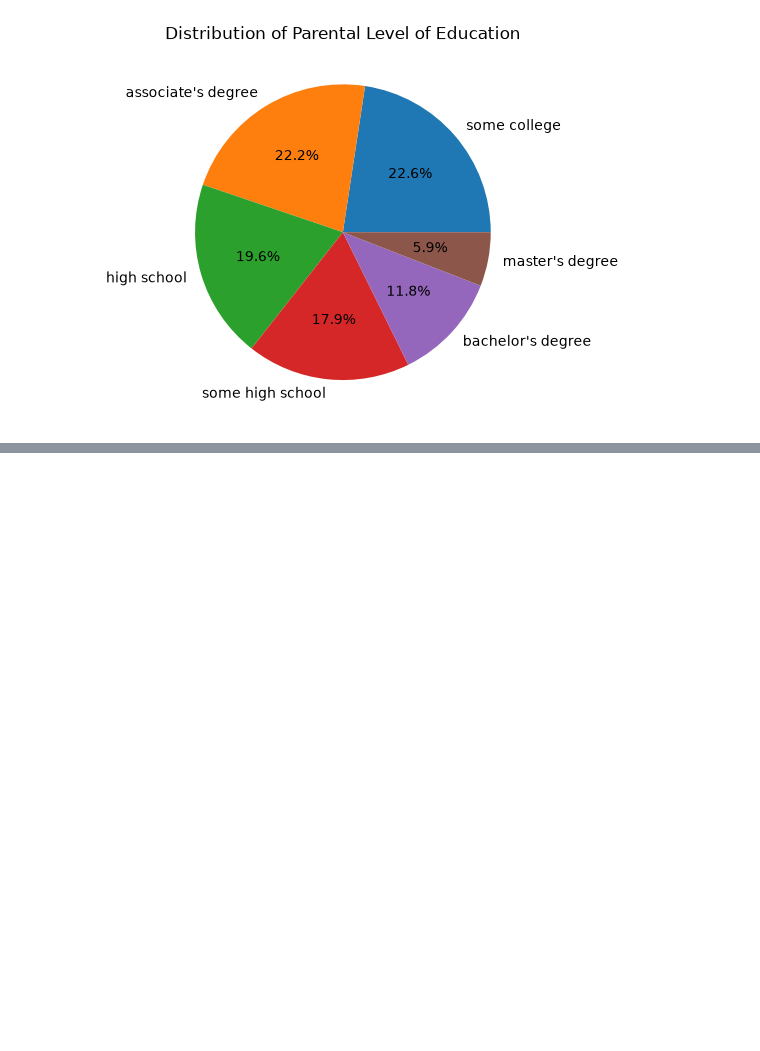
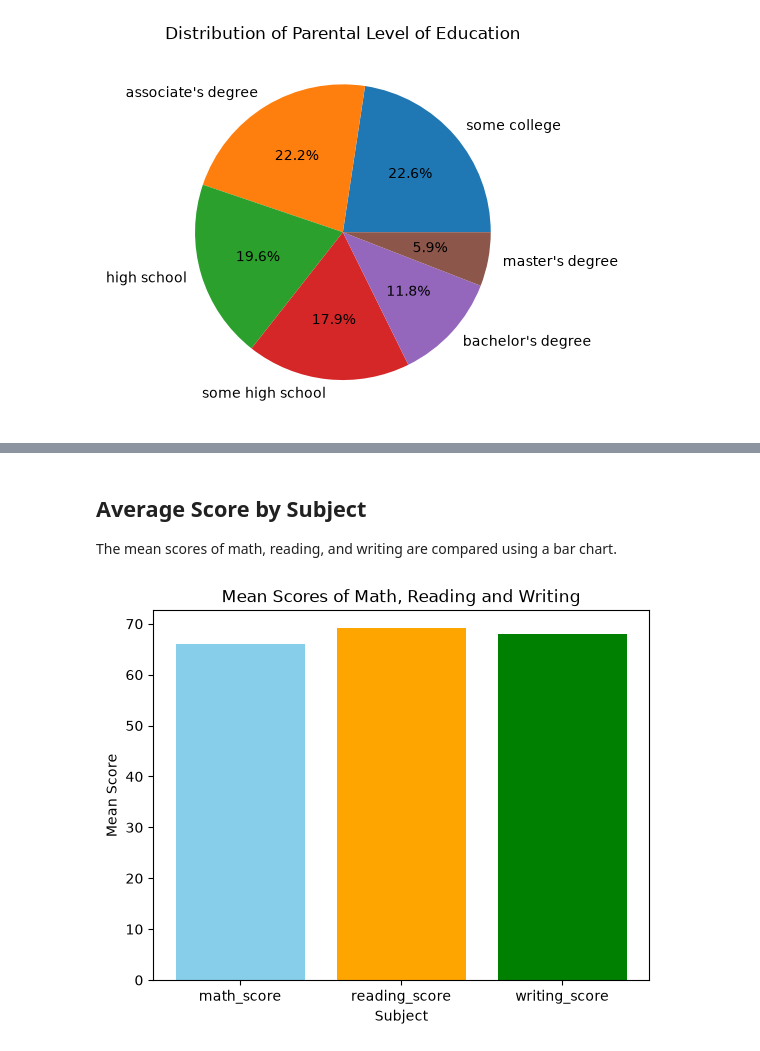
Before and after one commit to Monodip16/End-to-End-ML-Project, a Jupyter notebook: notebook/EDA STUDENT PERFORMANCE.ipynb, the cells around one changed output, grey strips where cells are left out. Drawn from its saved outputs; the diff is of its cells as text; code cells hidden in the pictures; blank space fills up the shorter version.

```diff
--- a/notebook/EDA STUDENT PERFORMANCE.ipynb
+++ b/notebook/EDA STUDENT PERFORMANCE.ipynb
@@ -217,0 +318,14 @@ plt.show()
+# %% [markdown]
+## Average Score by Subject
+
+The mean scores of math, reading, and writing are compared using a bar chart.
+# %%
+score_means = df[["math_score", "reading_score", "writing_score"]].mean()
+
+plt.bar(score_means.index, score_means.values, color=["skyblue", "orange", "green"])
+plt.title("Mean Scores of Math, Reading and Writing")
+plt.xlabel("Subject")
+plt.ylabel("Mean Score")
+plt.show()
+# %% [output]
+[figure, added]
```
Also changed, not shown: parts of 38 cells of this notebook.
